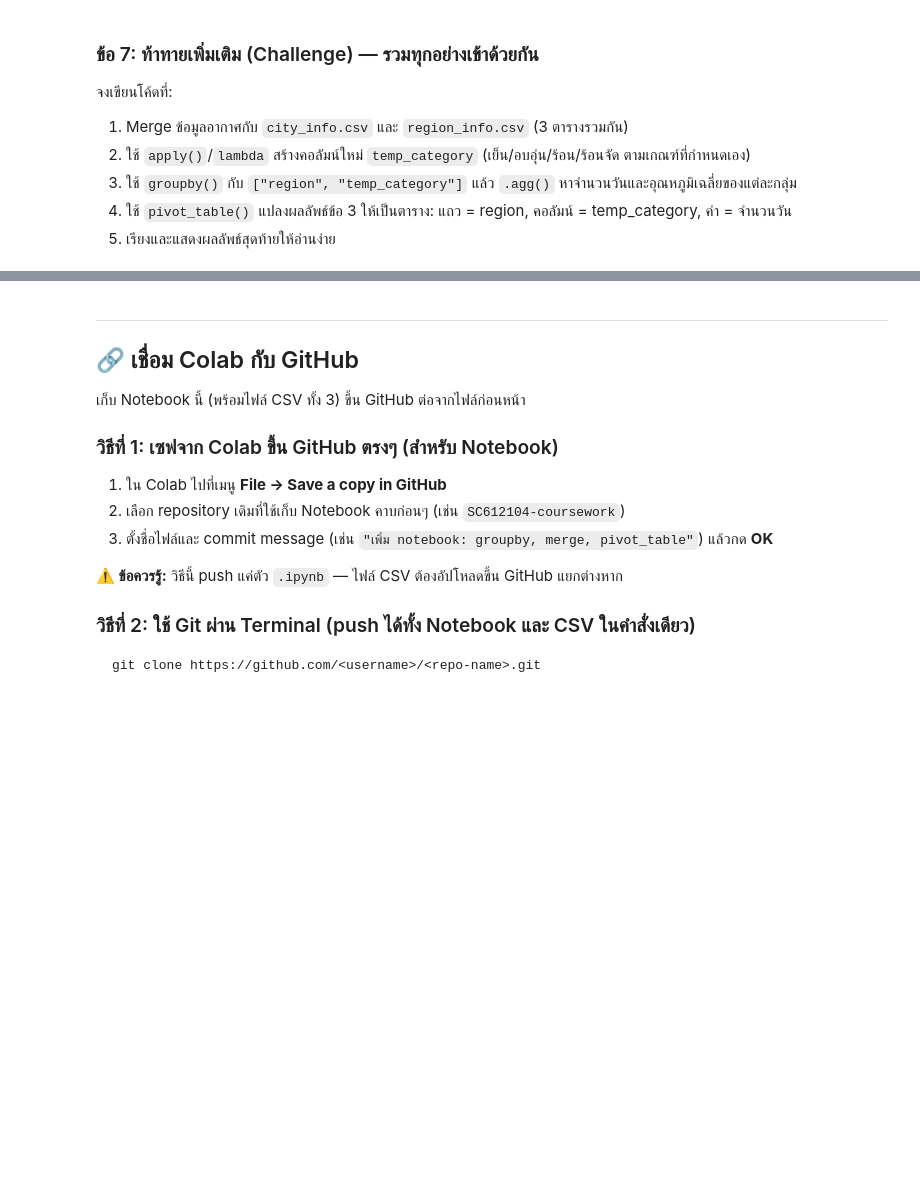
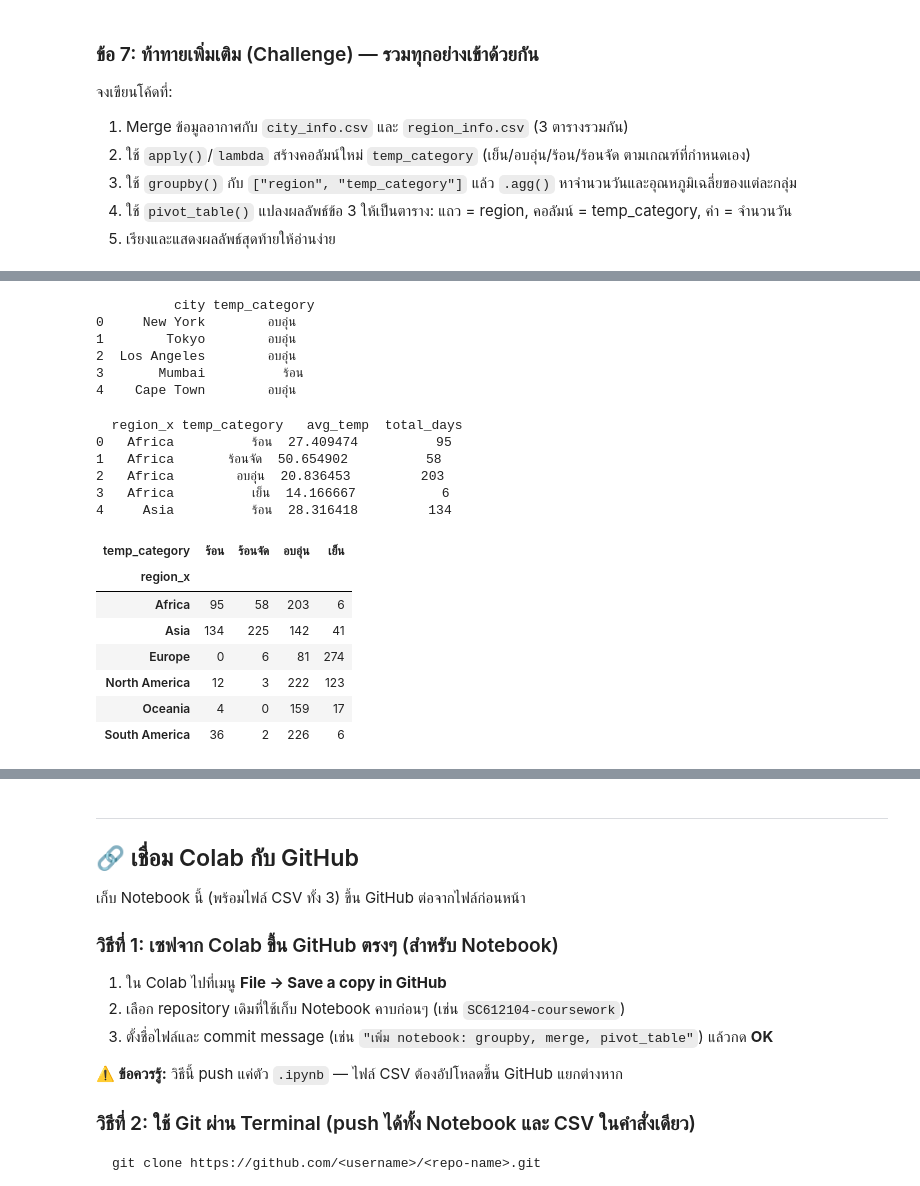
Before and after one commit to isarapasalangam-alt/683020262-2, a Jupyter notebook: SC612104_Session9_Pandas_Advanced.ipynb, the cells around one changed output, grey strips where cells are left out. Drawn from its saved outputs; the diff is of its cells as text; code cells hidden in the pictures; blank space fills up the shorter version.

```diff
--- a/SC612104_Session9_Pandas_Advanced.ipynb
+++ b/SC612104_Session9_Pandas_Advanced.ipynb
@@ -1026,3 +1080,9 @@ print(city_avg_sorted_desc.to_string(index=False))
 # %%
 # เขียนคำตอบข้อ 4 ที่นี่
 #1.Merge world_weather_sample.csv กับ city_info.csv โดยใช้ city เป็นคีย์ (เลือกใช้ how ที่เหมาะสม)
+import pandas as pd
+weather_df = pd.read_csv('world_weather_sample.csv')
+city_df = pd.read_csv('city_info.csv')
+
+merged_df = pd.merge(weather_df, city_df, on='city', how='left')
+print(merged_df)
@@ -1031,2 +1127,6 @@ print(city_avg_sorted_desc.to_string(index=False))
 # %%
 #3.Merge ผลลัพธ์ที่ได้เพิ่มกับ region_info.csv ด้วย (merge 3 ตารางต่อกันเป็นทอด) แล้วแสดงคอลัมน์ city, region, continent_code, population_millions ของ 10 แถวแรก
+final_merge = pd.merge(merged_df, region_info, left_on = "region_x", right_on = "region", how = "left")
+
+show_columns = ["city", "region_x", "continent_code", "population_millions"]
+print(final_merge[show_columns].head(10))
@@ -1068,8 +1250,55 @@ print(city_avg_sorted_desc.to_string(index=False))
 # %%
 #2.ใช้ apply()/lambda สร้างคอลัมน์ใหม่ temp_category (เย็น/อบอุ่น/ร้อน/ร้อนจัด ตามเกณฑ์ที่กำหนดเอง)
+def classify_temperature(temp):
+    if temp < 15:
+        return "เย็น"
+    elif temp <= 25:
+        return "อบอุ่น"
+    elif temp <= 30:
+        return "ร้อน"
+    else:
+        return "ร้อนจัด"
+final_merge["temp_category"] = final_merge["temperature_c"].apply(classify_temperature)
+print(df[["city", "temp_category"]].head())
+# %% [output]
+          city temp_category
+0     New York        อบอุ่น
+1        Tokyo        อบอุ่น
+2  Los Angeles        อบอุ่น
+3       Mumbai          ร้อน
+4    Cape Town        อบอุ่น
 # %%
 #3.ใช้ groupby() กับ ["region", "temp_category"] แล้ว .agg() หาจำนวนวันและอุณหภูมิเฉลี่ยของแต่ละกลุ่ม
+final_merge["date"] = pd.to_datetime(final_merge["date"])
+final_merge["month"] = final_merge["date"].dt.month
+group_df = final_merge.groupby(["region_x", "temp_category"]).agg(
+    avg_temp=("temperature_c", "mean"),
+    total_days=("month", "count")
+).reset_index()
+
+print(group_df.head())
+# %% [output]
+  region_x temp_category   avg_temp  total_days
+0   Africa          ร้อน  27.409474          95
+1   Africa       ร้อนจัด  50.654902          58
+2   Africa        อบอุ่น  20.836453         203
+3   Africa          เย็น  14.166667           6
+4     Asia          ร้อน  28.316418         134
 # %%
 #4.ใช้ pivot_table() แปลงผลลัพธ์ข้อ 3 ให้เป็นตาราง: แถว = region, คอลัมน์ = temp_category, ค่า = จำนวนวัน
+pivot_result = group_df.pivot_table(
+    index = "region_x",
+    columns = "temp_category",
+    values = "total_days").fillna(0).astype(int)
+pivot_result
+# %% [output]
+| temp_category | ร้อน | ร้อนจัด | อบอุ่น | เย็น |
+| region_x |  |  |  |  |
+| Africa | 95 | 58 | 203 | 6 |
+| Asia | 134 | 225 | 142 | 41 |
+| Europe | 0 | 6 | 81 | 274 |
+| North America | 12 | 3 | 222 | 123 |
+| Oceania | 4 | 0 | 159 | 17 |
+| South America | 36 | 2 | 226 | 6 |
 # %%
 #5.เรียงและแสดงผลลัพธ์สุดท้ายให้อ่านง่าย
```
Also changed, not shown: parts of 15 cells of this notebook.
